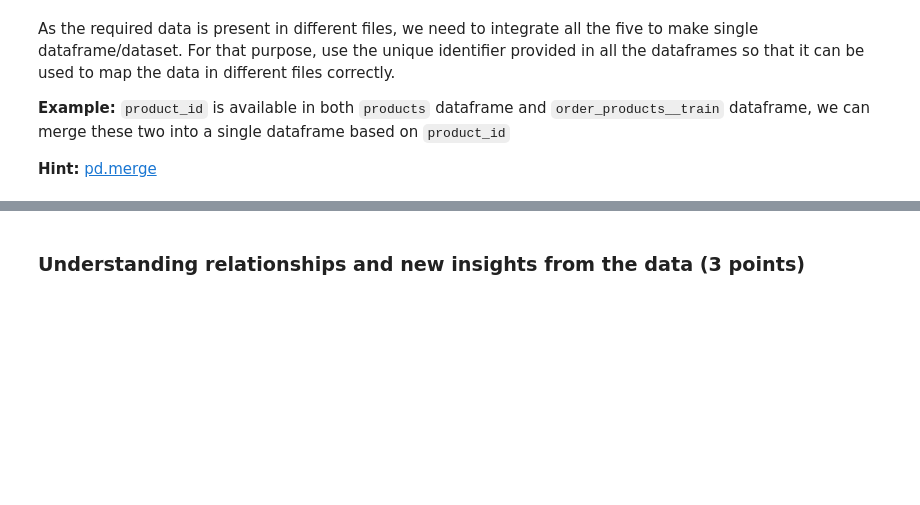
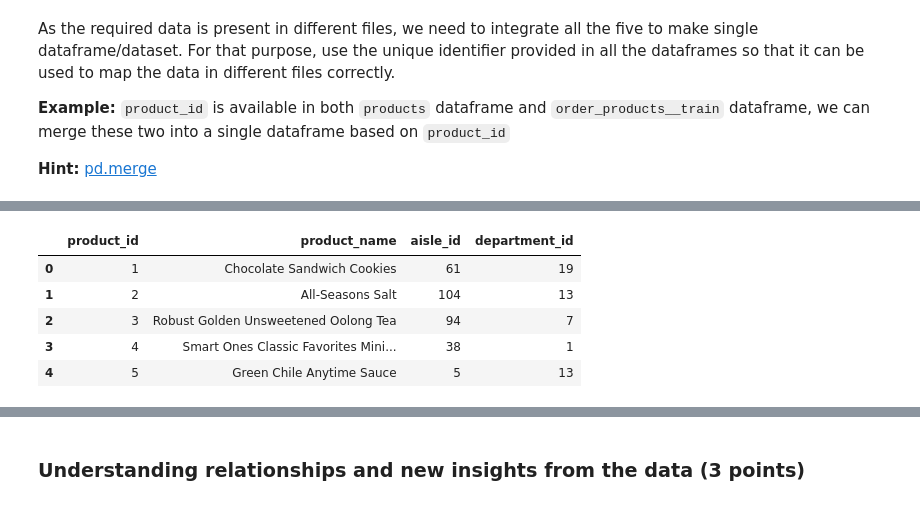
Before and after one commit to surabhi13gupta/CDS, a Jupyter notebook: Module 8/MP1/Market_Basket_Analysis.ipynb, the cells around one changed output, grey strips where cells are left out. Drawn from its saved outputs; the diff is of its cells as text; code cells hidden in the pictures; blank space fills up the shorter version.

```diff
--- a/Module 8/MP1/Market_Basket_Analysis.ipynb
+++ b/Module 8/MP1/Market_Basket_Analysis.ipynb
@@ -77,0 +96,9 @@ As the required data is present in different files, we need to integrate all the
+# %%
+products.head().sort_values(by='product_id')
+# %% [output]
+|  | product_id | product_name | aisle_id | department_id |
+| 0 | 1 | Chocolate Sandwich Cookies | 61 | 19 |
+| 1 | 2 | All-Seasons Salt | 104 | 13 |
+| 2 | 3 | Robust Golden Unsweetened Oolong Tea | 94 | 7 |
+| 3 | 4 | Smart Ones Classic Favorites Mini... | 38 | 1 |
+| 4 | 5 | Green Chile Anytime Sauce | 5 | 13 |
```
Also changed, not shown: parts of 4 cells of this notebook.
